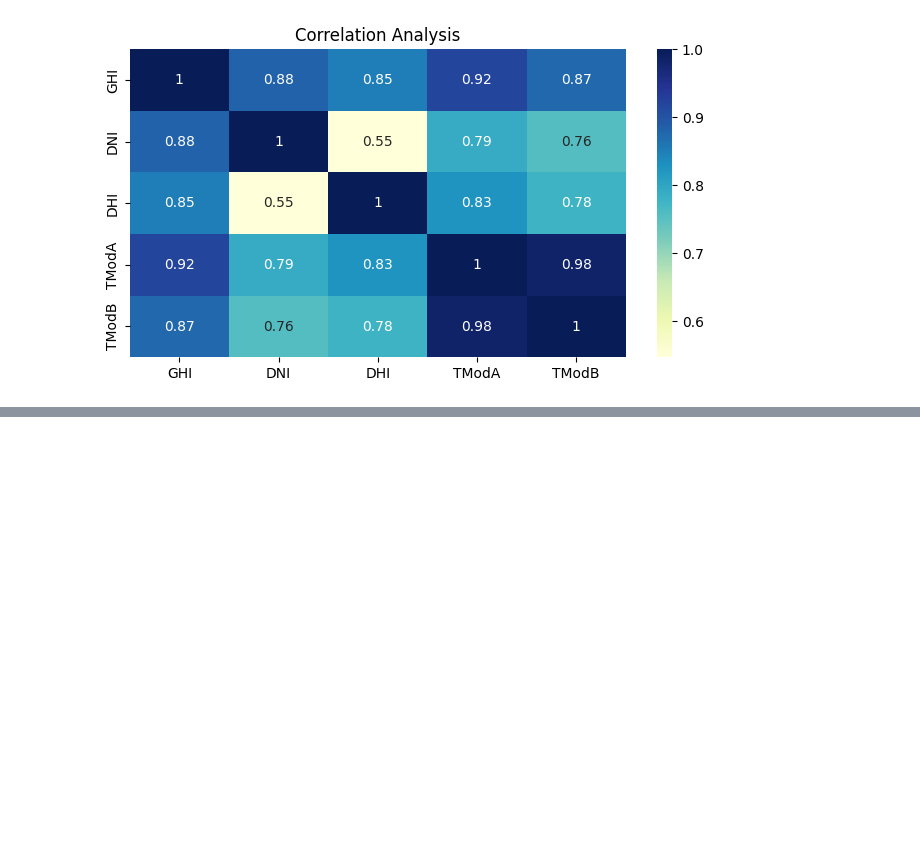
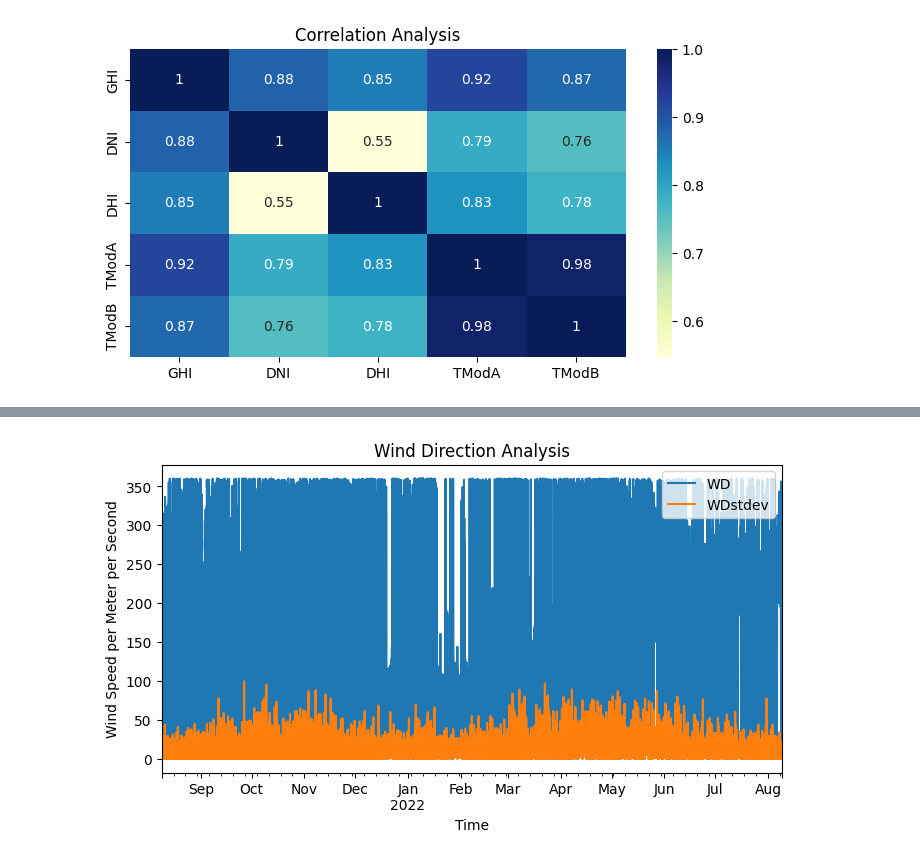
Before and after one commit to EstifanosTeklay/MoonLight-Energy-Solutions, a Jupyter notebook: notebooks/benin_EDA.ipynb, the cells around one changed output, grey strips where cells are left out. Cells and saved outputs as stored; diff of their text form; code cells hidden in the pictures; blank space fills up the shorter version.

```diff
--- a/notebooks/benin_EDA.ipynb
+++ b/notebooks/benin_EDA.ipynb
@@ -151,0 +160,8 @@ plt.show()
+# %%
+benin_data[['WD','WDstdev']].plot(figsize=(8,4))
+plt.title('Wind Direction Analysis')
+plt.xlabel('Time')
+plt.ylabel('Wind Speed per Meter per Second')
+plt.show()
+# %% [output]
+[figure, added]
```
Also changed, not shown: parts of 3 cells of this notebook.
